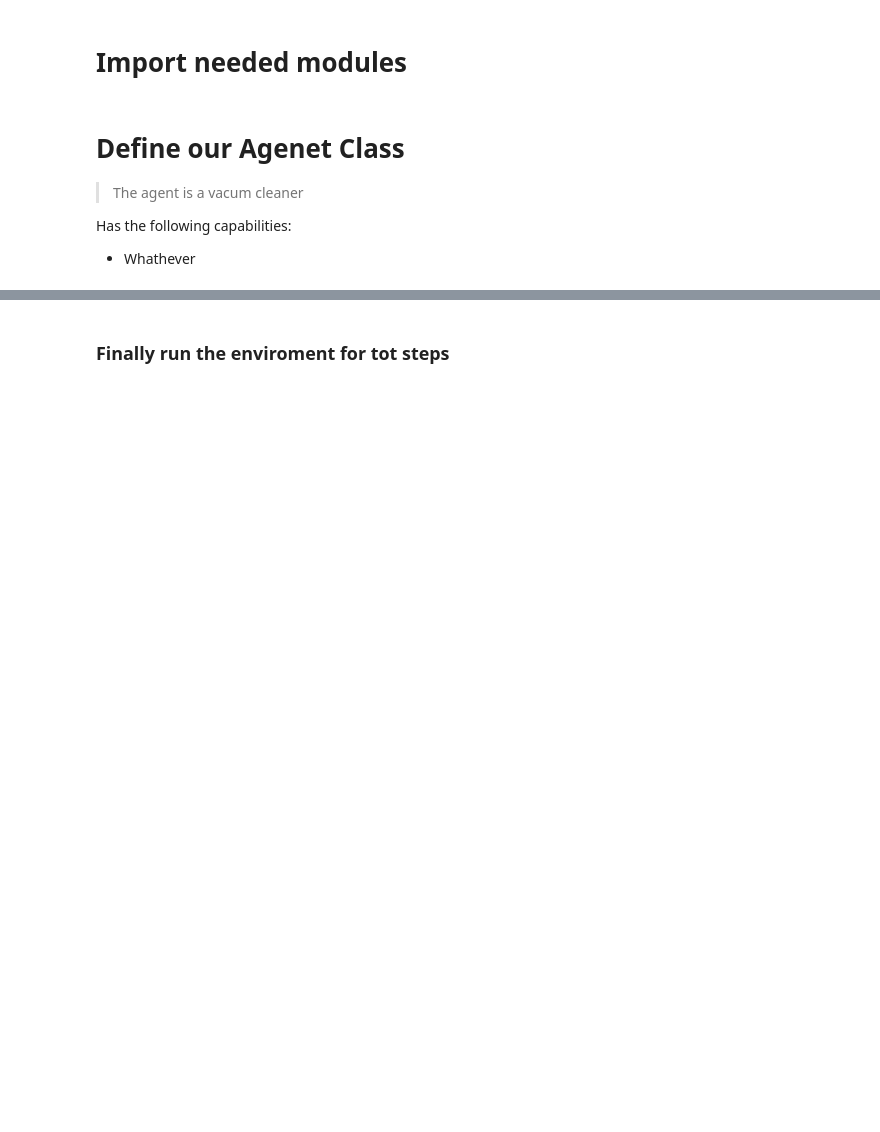
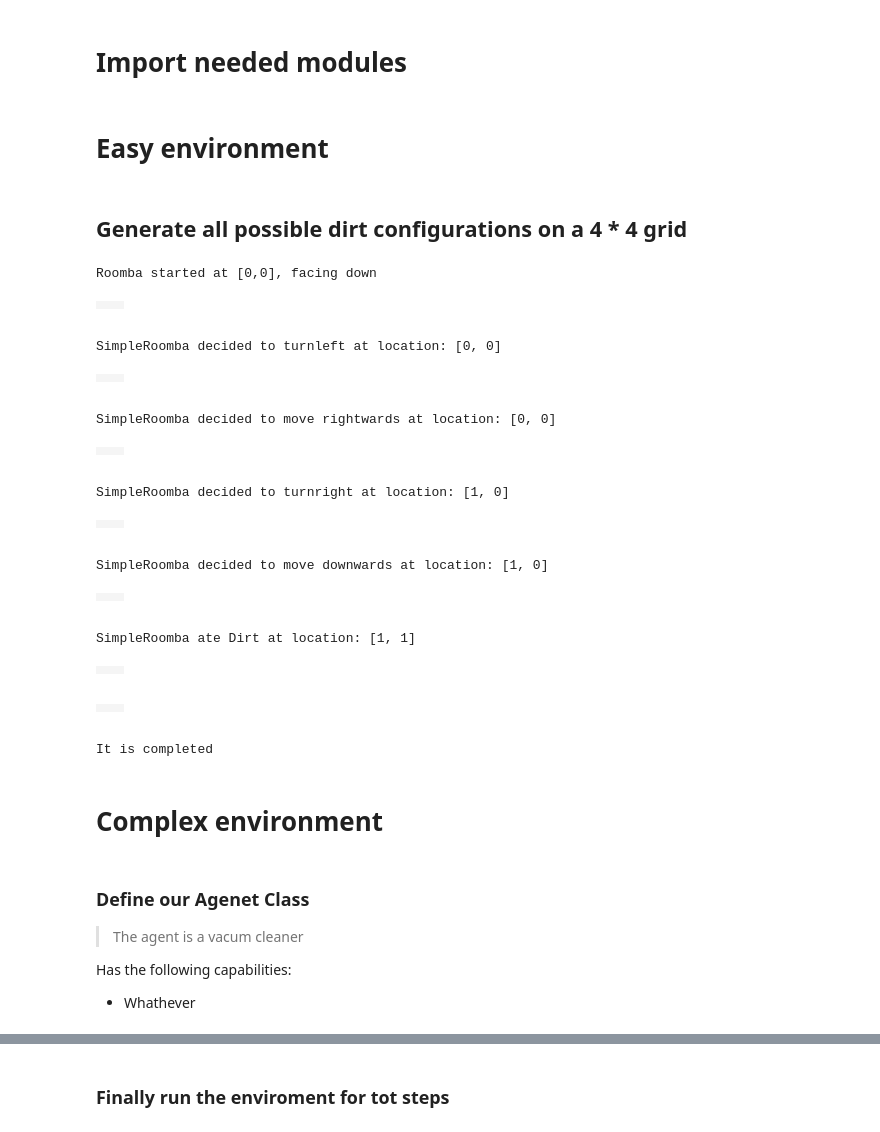
Before and after one commit to Jac-Zac/aima-python, a Jupyter notebook: Homework1.ipynb, the cells around one changed output, grey strips where cells are left out. Drawn from its saved outputs; the diff is of its cells as text; code cells hidden in the pictures; blank space fills up the shorter version.

```diff
--- a/Homework1.ipynb
+++ b/Homework1.ipynb
@@ -13,3 +14,5 @@ if sys.version_info >= (3, 10):
     import collections
     collections.Iterable = collections.abc.Iterable
     collections.Sequence = collections.abc.Sequence
+# %% [markdown]
+# Easy environment
@@ -16,5 +106,47 @@ if sys.version_info >= (3, 10):
+# %% [markdown]
+## Generate all possible dirt configurations on a 4 * 4 grid
+# %%
+dirt_configs = []
+for i in range(1, 17):
+    for combo in combinations(range(16), i):
+        config = [0] * 16
+        for index in combo:
+            config[index] = 1
+        dirt_configs.append(config)
+
+room = VacumEnv(2,2, color={'SimpleRoomba': (200,0,0), 'Dirt': (125, 100, 80)})
+roomba = SimpleRoomba(program)
+dirt = Dirt()
+room.add_thing(roomba, [0,0])
+room.add_thing(dirt, [1,1])
+print("Roomba started at [0,0], facing down")
+room.run(step=100,delay=0)
+# %% [output]
+Roomba started at [0,0], facing down
+|  |  |
+|  |  |
+SimpleRoomba decided to turnleft at location: [0, 0]
+|  |  |
+|  |  |
+SimpleRoomba decided to move rightwards at location: [0, 0]
+|  |  |
+|  |  |
+SimpleRoomba decided to turnright at location: [1, 0]
+|  |  |
+|  |  |
+SimpleRoomba decided to move downwards at location: [1, 0]
+|  |  |
+|  |  |
+SimpleRoomba ate Dirt at location: [1, 1]
+|  |  |
+|  |  |
+|  |  |
+|  |  |
+It is completed
+# %% [markdown]
+# Complex environment
 # %% [markdown]
-# Define our Agenet Class
+### Define our Agenet Class
 > The agent is a vacum cleaner
 
 Has the following capabilities:
```
Also changed, not shown: parts of 12 cells of this notebook.
